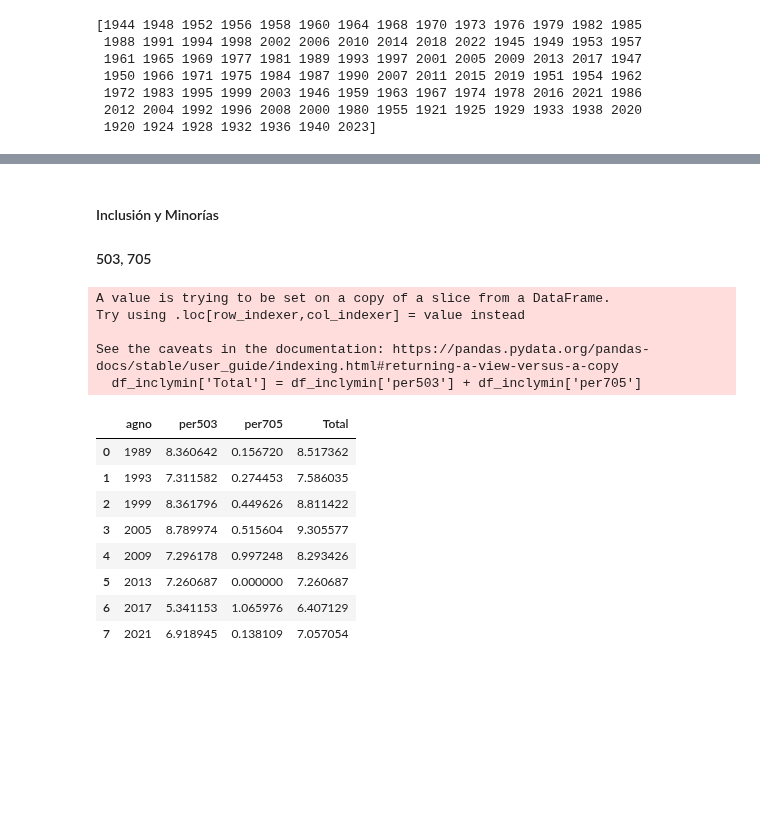
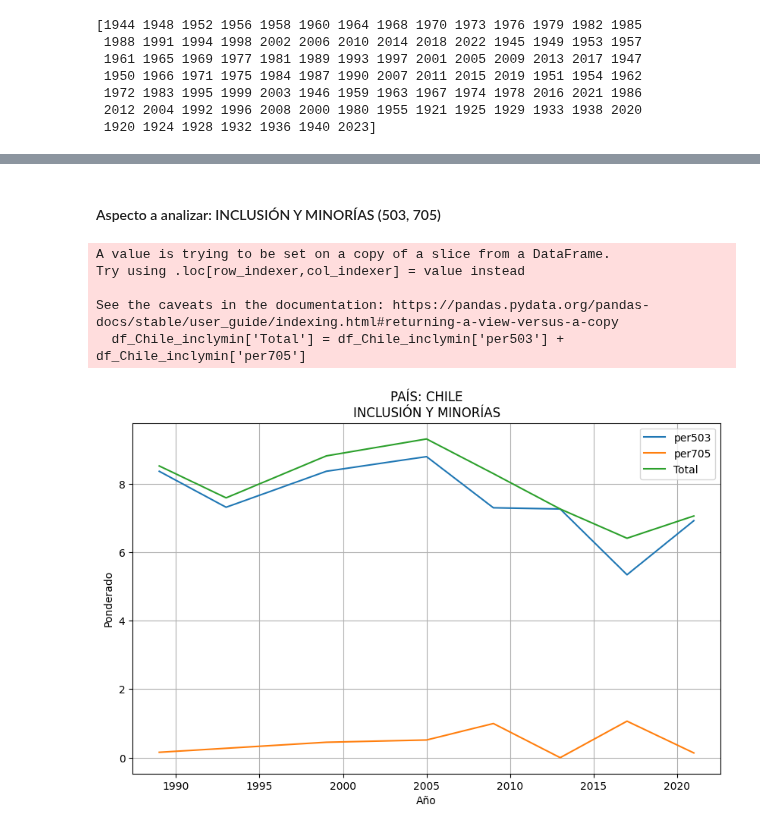
Before and after one commit to MatiasBunsterRaby/Capstone_git, a Jupyter notebook: notebooks/Pruebas_Chile.ipynb, the cells around one changed output, grey strips where cells are left out. Cells and saved outputs as stored; diff of their text form; code cells hidden in the pictures; blank space fills up the shorter version.

```diff
--- a/notebooks/Pruebas_Chile.ipynb
+++ b/notebooks/Pruebas_Chile.ipynb
@@ -46,21 +50,16 @@ df_AD.head()
 # %%
-import numpy as np
-# Create a list with the column names of the 'df' dataframe that begin with 'per'
-per_columns_main = [col for col in df.columns if col.startswith('per') and len(col) == 6 and col[3:6].isdigit()]
-
 # Filter df by 'countryname' == 'Chile'
 df_Chile = df[df['countryname'] == 'Chile']
 
-# Sort by column 'agno' in ascending order
 df_Chile = df_Chile.sort_values(by='agno')
 
-# Group by column 'agno' and calculate the weighted average of each column in 'per_columns_main' using column 'presvote' as weights
-df_Chile_grouped = df_Chile.groupby('agno').apply(
-    lambda x: pd.Series({col: np.average(x[col], weights=x['presvote']) for col in per_columns_main})
+# Create a list of column names that begin with 'per' and have a digit in position 4
+per_columns_4digit = [col for col in df.columns if col.startswith('per') and col[3].isdigit()]
+
+# Group by column 'agno' and calculate the weighted average of each column in 'per_columns_4digit' using column 'presvote' as weights
+df_Chile_ponderado = df_Chile.groupby('agno').apply(
+    lambda x: pd.Series({col: np.average(x[col], weights=x['presvote']) for col in per_columns_4digit})
 ).reset_index()
 
-# Rename the columns to include 'agno'
-df_Chile_grouped.columns = ['agno'] + per_columns_main
-
-# Store the results in a new DataFrame named 'df_Chile'
-df_Chile = df_Chile_grouped
+# Display the results
+df_Chile_ponderado
@@ -80,24 +77,28 @@ df_Chile
-# %% [markdown]
-#### Inclusión y Minorías
-#### 503, 705
-# %%
-# Create dataframe 'df_inclymin' from 'df_Chile' with columns 'agno', 'per503', 'per705'
-df_inclymin = df_Chile[['agno', 'per503', 'per705']]
-df_inclymin['Total'] = df_inclymin['per503'] + df_inclymin['per705']
-# Display 'df_inclymin'
-df_inclymin
-# %% [output]
-A value is trying to be set on a copy of a slice from a DataFrame.
-Try using .loc[row_indexer,col_indexer] = value instead
-
-See the caveats in the documentation: https://pandas.pydata.org/pandas-docs/stable/user_guide/indexing.html#returning-a-view-versus-a-copy
-  df_inclymin['Total'] = df_inclymin['per503'] + df_inclymin['per705']
-|  | agno | per503 | per705 | Total |
-| 0 | 1989 | 8.360642 | 0.156720 | 8.517362 |
-| 1 | 1993 | 7.311582 | 0.274453 | 7.586035 |
-| 2 | 1999 | 8.361796 | 0.449626 | 8.811422 |
-| 3 | 2005 | 8.789974 | 0.515604 | 9.305577 |
-| 4 | 2009 | 7.296178 | 0.997248 | 8.293426 |
-| 5 | 2013 | 7.260687 | 0.000000 | 7.260687 |
-| 6 | 2017 | 5.341153 | 1.065976 | 6.407129 |
-| 7 | 2021 | 6.918945 | 0.138109 | 7.057054 |
+# %% [markdown]
+#### Aspecto a analizar: INCLUSIÓN Y MINORÍAS (503, 705)
+# %%
+# Create dataframe 'df_Chile_inclymin' from 'df_Chile_ponderado' with columns 'agno', 'per503', 'per705'
+df_Chile_inclymin = df_Chile_ponderado[['agno', 'per503', 'per705']]
+
+# Add a new column 'Total' with the sum of columns 'per503' and 'per705'
+df_Chile_inclymin['Total'] = df_Chile_inclymin['per503'] + df_Chile_inclymin['per705']
+
+# Plot columns per503, per705, Total with agno in the horizontal axis
+plt.figure(figsize=(10, 6))
+plt.plot(df_Chile_inclymin['agno'], df_Chile_inclymin['per503'], label='per503')
+plt.plot(df_Chile_inclymin['agno'], df_Chile_inclymin['per705'], label='per705')
+plt.plot(df_Chile_inclymin['agno'], df_Chile_inclymin['Total'], label='Total')
+
+plt.xlabel('Año')
+plt.ylabel('Ponderado')
+plt.title('PAÍS: CHILE\nINCLUSIÓN Y MINORÍAS')
+plt.legend()
+plt.grid(True)
+plt.show()
+# %% [output]
+A value is trying to be set on a copy of a slice from a DataFrame.
+Try using .loc[row_indexer,col_indexer] = value instead
+
+See the caveats in the documentation: https://pandas.pydata.org/pandas-docs/stable/user_guide/indexing.html#returning-a-view-versus-a-copy
+  df_Chile_inclymin['Total'] = df_Chile_inclymin['per503'] + df_Chile_inclymin['per705']
+[figure, added]
```
Also changed, not shown: parts of 10 cells of this notebook, 3 other files.
